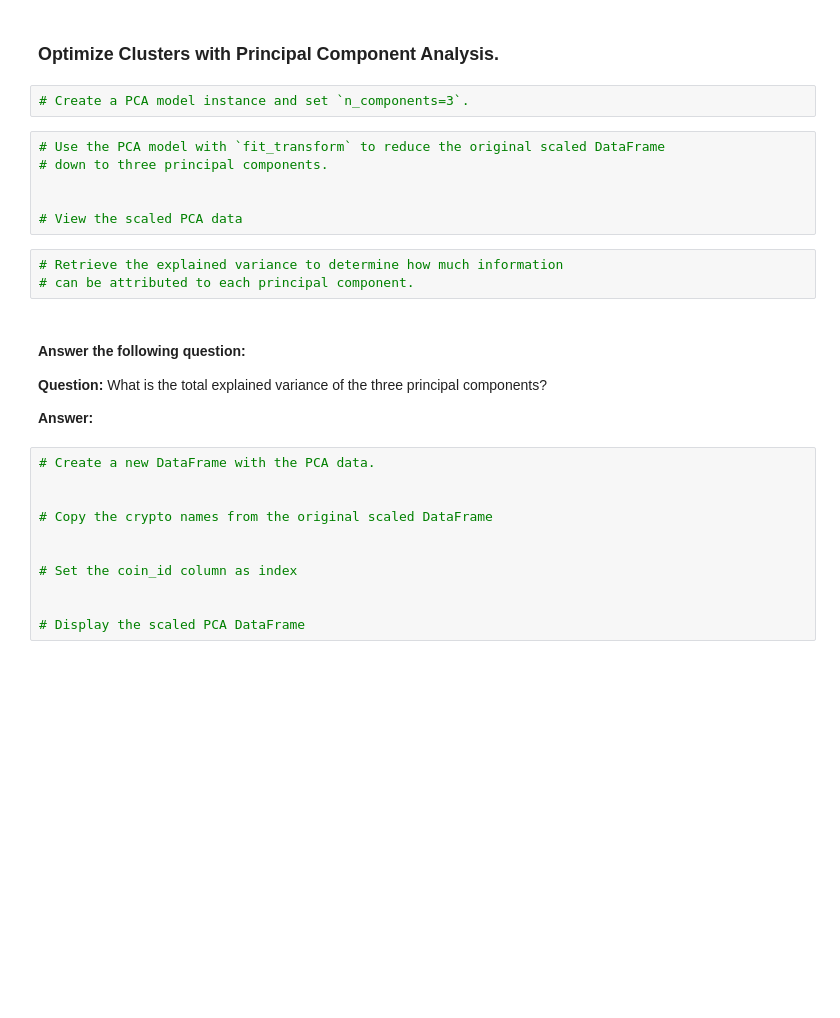
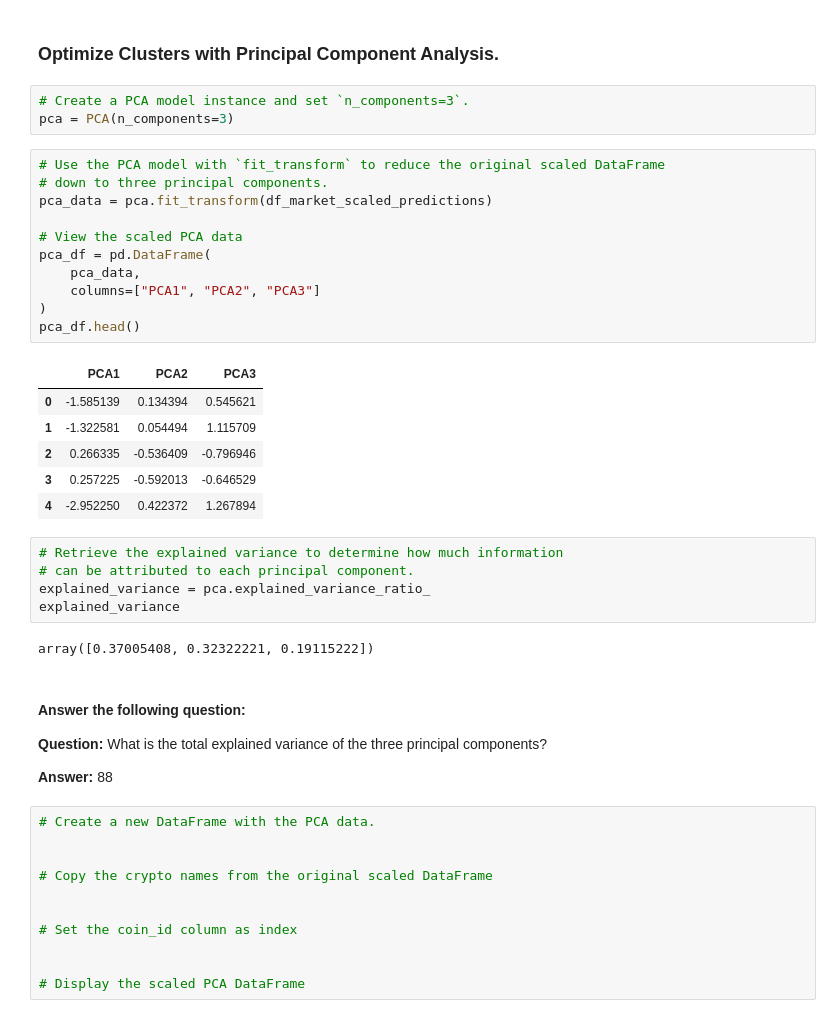
Before and after one commit to realmattimatt/CryptoClustering, a Jupyter notebook: Crypto_Clustering.ipynb, the cells around one changed output. Drawn from its saved outputs; the diff is of its cells as text; blank space fills up the shorter version.

```diff
--- a/Crypto_Clustering.ipynb
+++ b/Crypto_Clustering.ipynb
@@ -179,21 +179,38 @@ df_market_scaled_predictions.hvplot.scatter(
 ### Optimize Clusters with Principal Component Analysis.
 # %%
 # Create a PCA model instance and set `n_components=3`.
+pca = PCA(n_components=3)
 # %%
 # Use the PCA model with `fit_transform` to reduce the original scaled DataFrame
 # down to three principal components.
-
+pca_data = pca.fit_transform(df_market_scaled_predictions)
 
 # View the scaled PCA data
+pca_df = pd.DataFrame(
+    pca_data,
+    columns=["PCA1", "PCA2", "PCA3"]
+)
+pca_df.head()
+# %% [output]
+|  | PCA1 | PCA2 | PCA3 |
+| 0 | -1.585139 | 0.134394 | 0.545621 |
+| 1 | -1.322581 | 0.054494 | 1.115709 |
+| 2 | 0.266335 | -0.536409 | -0.796946 |
+| 3 | 0.257225 | -0.592013 | -0.646529 |
+| 4 | -2.952250 | 0.422372 | 1.267894 |
 # %%
 # Retrieve the explained variance to determine how much information
 # can be attributed to each principal component.
+explained_variance = pca.explained_variance_ratio_
+explained_variance
+# %% [output]
+array([0.37005408, 0.32322221, 0.19115222])
 # %% [markdown]
 #### Answer the following question:
 
 **Question:** What is the total explained variance of the three principal components?
 
-**Answer:**
+**Answer:**   88
 # %%
 # Create a new DataFrame with the PCA data.
 
```
Also changed, not shown: 1 other file.
